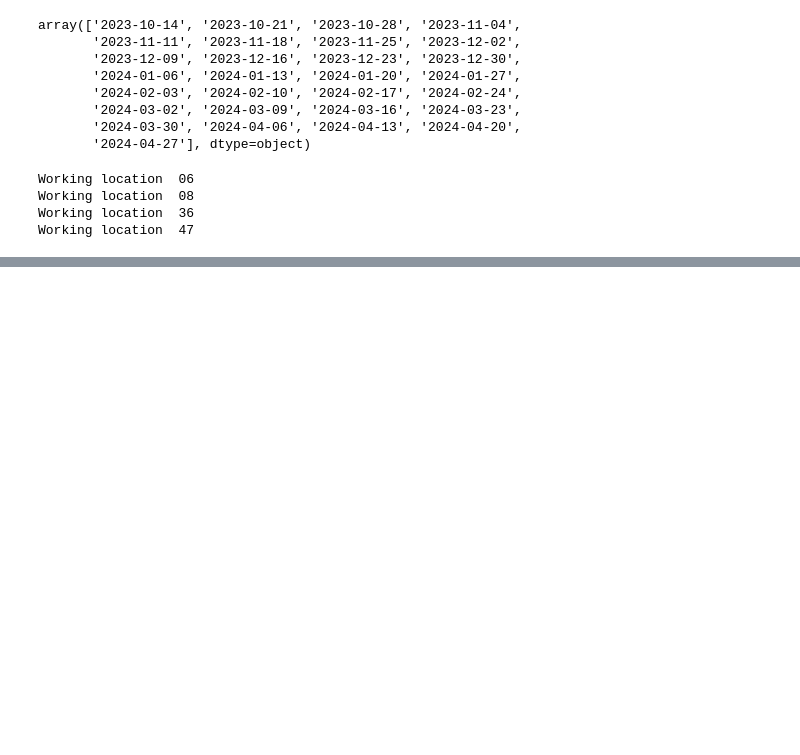
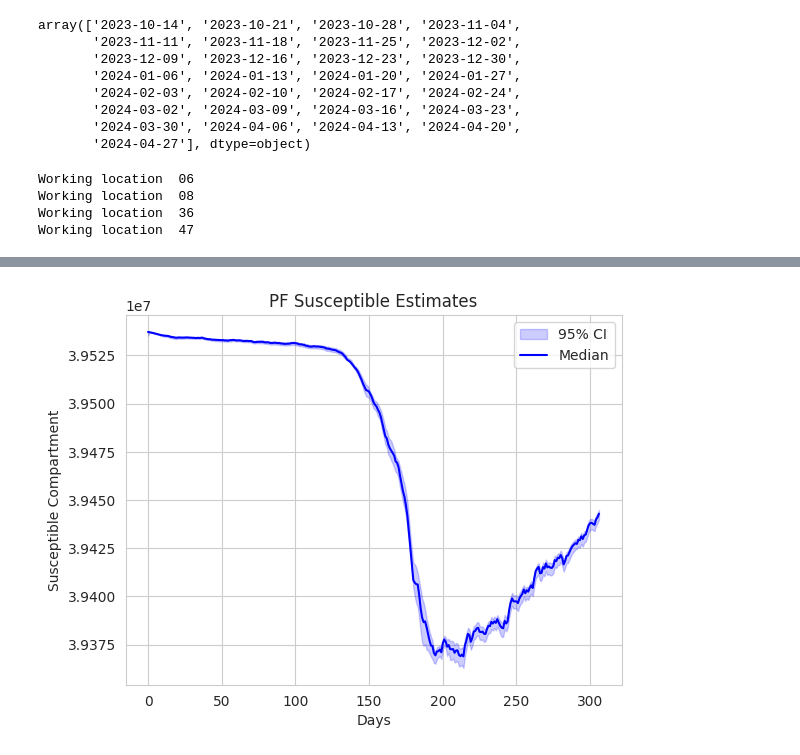
Before and after one commit to atiumcache/pmcmc_forecast, a Jupyter notebook: notebooks/scratch.ipynb, the cells around one changed output, grey strips where cells are left out. Saved outputs shown, nothing was run; the diff lists cells and outputs as text; code cells hidden in the pictures; blank space fills up the shorter version.

```diff
--- a/notebooks/scratch.ipynb
+++ b/notebooks/scratch.ipynb
@@ -102,0 +106,12 @@ Working location  47
+# %%
+import os
+import pandas as pd
+from src.utils import paths
+import numpy as np
+
+loc_code = '06'
+base_dir = os.path.join(paths.OUTPUT_DIR, 'pmcmc_run_20241013')
+loc_dir = os.path.join(base_dir, loc_code)
+mle_states_path = os.path.join(loc_dir, 'mle_states.npy')
+# %%
+states_np = np.load(mle_states_path)
@@ -102,0 +234,6 @@ Working location  47
+# %%
+susc_df = pd.DataFrame(states_np[:, 0, 1:])
+# %%
+quantiles = susc_df.quantile([0.025, 0.5, 0.975], axis=0)
+print(susc_df.shape[1])
+quantiles.loc[0.025]
@@ -102,0 +254,11 @@ Working location  47
+# %%
+
+plt.fill_between(range(susc_df.shape[1]), quantiles.loc[0.025], quantiles.loc[0.975], color='b', alpha=0.2, label='95% CI')
+plt.plot(range(susc_df.shape[1]), quantiles.loc[0.5], color='b', label='Median')
+plt.xlabel('Days')
+plt.ylabel('Susceptible Compartment')
+plt.title('PF Susceptible Estimates')
+plt.legend()
+plt.show()
+# %% [output]
+[figure, added]
```
Also changed, not shown: parts of 14 cells of this notebook, 7 other files.
